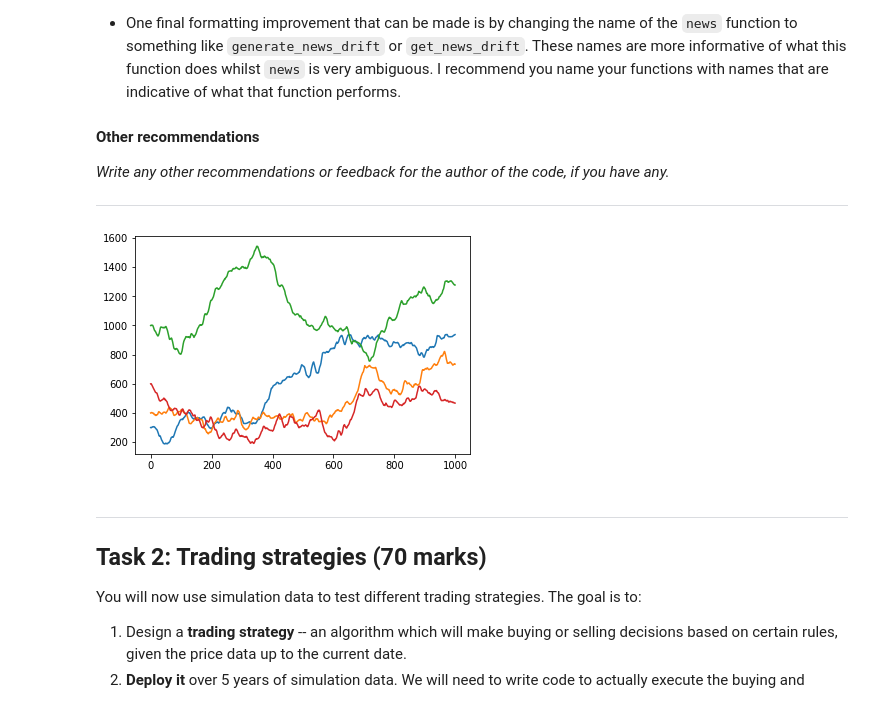
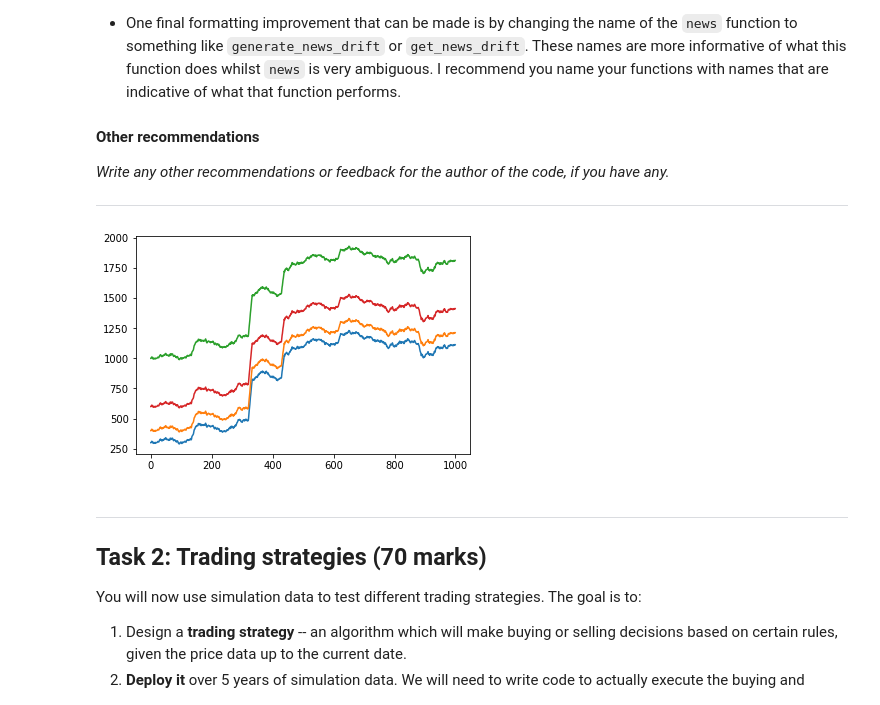
Before and after one commit to c-abbott/algorithmic-trading, a Jupyter notebook: project-1-notebook.ipynb, the cells around one changed output. Cells and saved outputs as stored; diff of their text form; code cells hidden in the pictures.

```diff
--- a/project-1-notebook.ipynb
+++ b/project-1-notebook.ipynb
@@ -146,7 +146,7 @@ p0 = [200, 400]
 v = [1, 2.5]
 stock_prices = np.zeros([1000, N])
 for i in range(N):
-    stock_prices[:, i] = data.generate_stock_price(1000, p0[i], v[i], seed=1)
+    stock_prices[:, i] = data.generate_stock_price(1000, p0[i], v[i], chance=0.01, seed=1)
 plt.plot(stock_prices)
 plt.show()
 # %% [output]
@@ -245,19 +245,19 @@ And as always, when testing, start small and simple, and don't hesitate to `prin
 # %%
 import matplotlib.pyplot as plt
 import numpy as np
 import trading.data as data
 
 # Make some data
 N = 4
 p0 = [300, 400, 1000, 600]
-v = [1, 1, 1, 1]
+v = [5, 5, 5, 5]
 stock_prices = np.zeros([1000, N])
 for i in range(N):
-    stock_prices[:, i] = data.generate_stock_price(1000, p0[i], v[i])
+    stock_prices[:, i] = data.generate_stock_price(1000, p0[i], v[i], chance=0.01, seed = 12)
 plt.plot(stock_prices)
 plt.show()
 # %% [output]
-[figure, old version]
+[figure, new version]
 # %% [markdown]
 ---
 ## Task 2: Trading strategies (70 marks)
```
Also changed, not shown: parts of 6 cells of this notebook, 4 other files.
